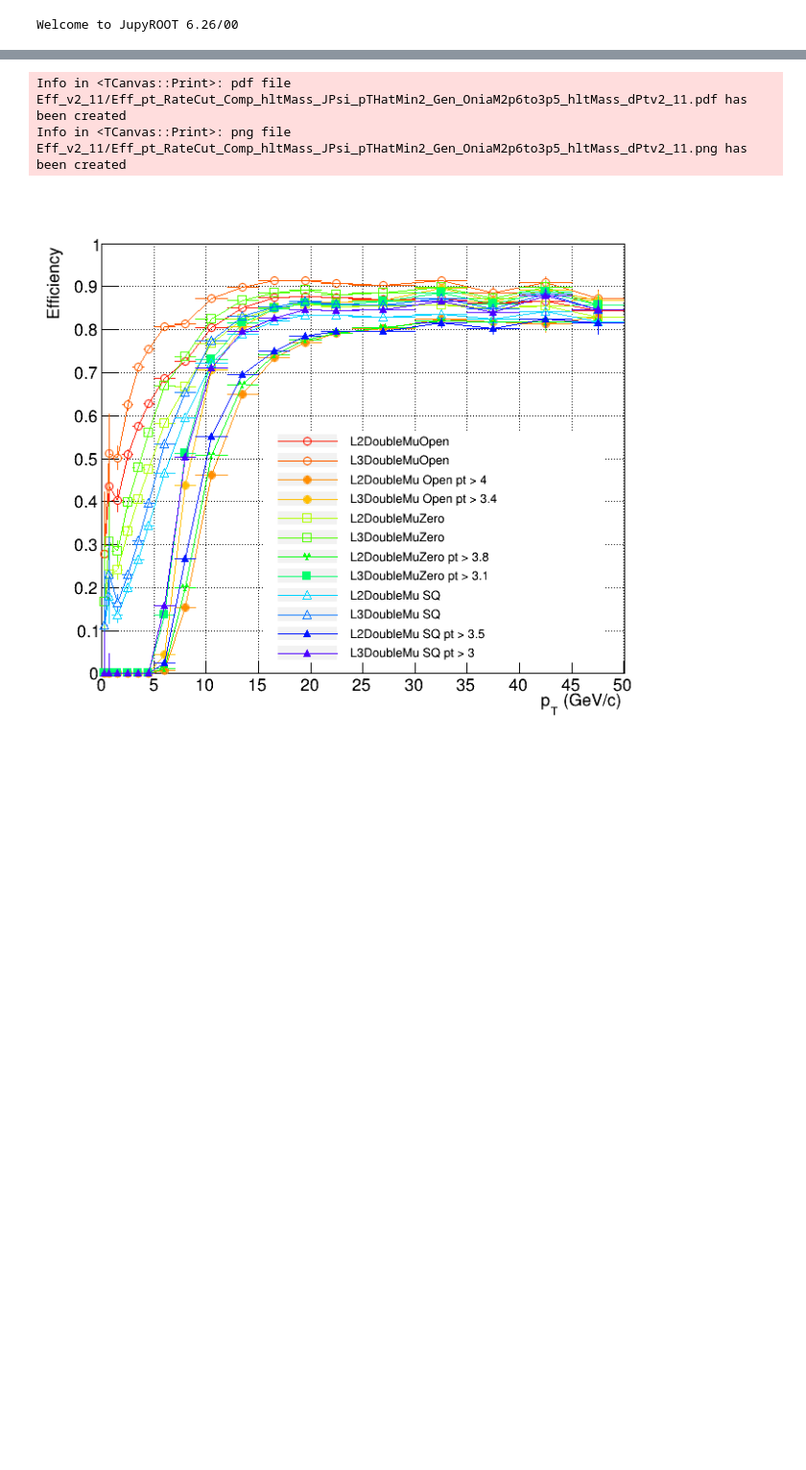
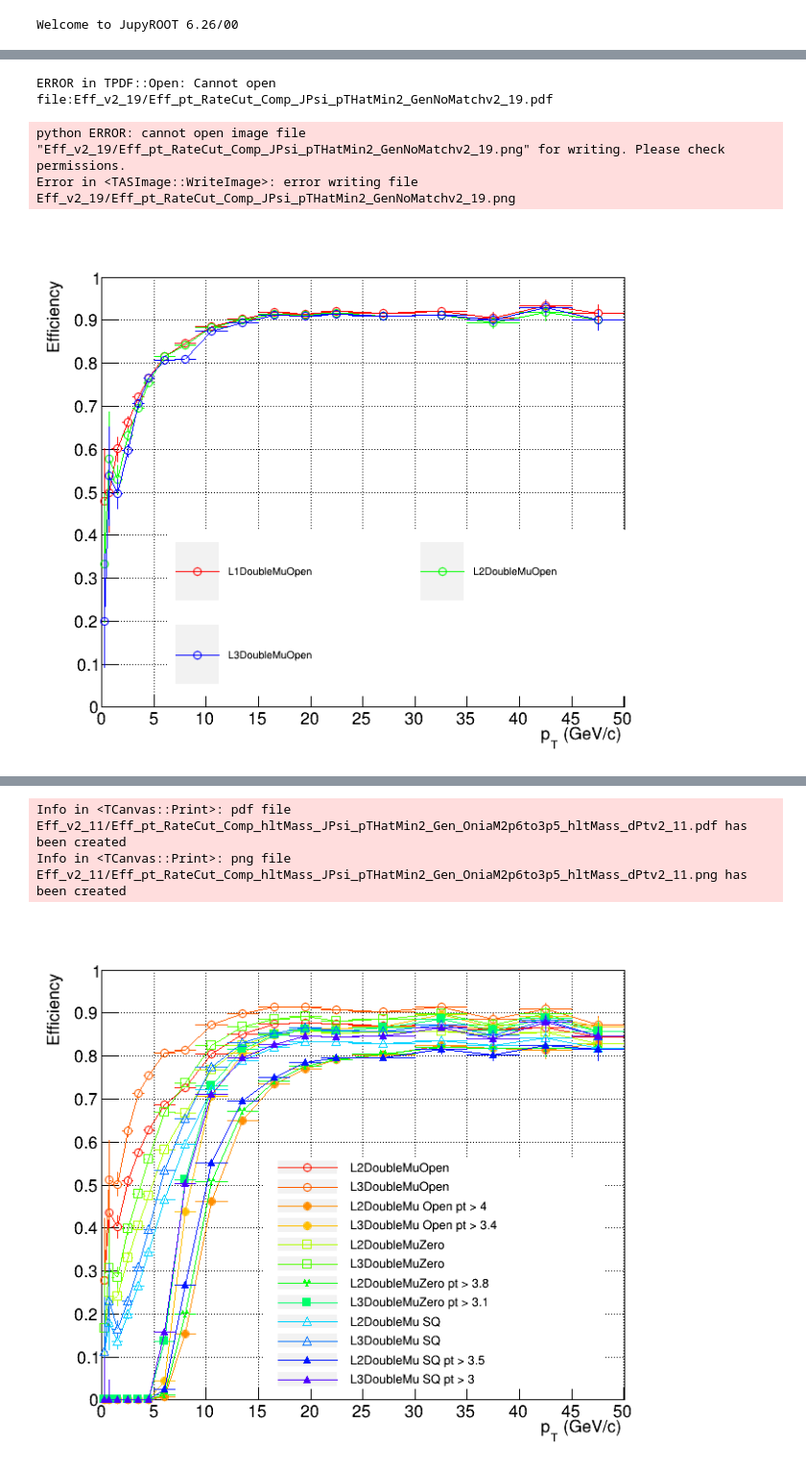
Before and after one commit to vince502/EffCalc, a Jupyter notebook: GetEfficiency.ipynb, the cells around one changed output, grey strips where cells are left out. Shown at 96% size. Drawn from its saved outputs; the diff is of its cells as text; code cells hidden in the pictures; blank space fills up the shorter version.

```diff
--- a/GetEfficiency.ipynb
+++ b/GetEfficiency.ipynb
@@ -459,3 +346,80 @@ Error in <TASImage::WriteImage>: error writing file Eff_v2_19/Eff_pt_RateCut_Com
+# %%
+leg.SetNColumns(2)
+leg.SetTextSize(0.020)
+#leg.SetX1(0.1);leg.SetX2(0.95);leg.SetY1(0.7);leg.SetY2(0.92);
+leg.SetX1(0.2);leg.SetX2(0.95);leg.SetY1(0.12);leg.SetY2(0.43);
+
+leg.Clear()
+#canv, leg = DrawTrigSeq(f_out1.Get("L1DoubleMuOpen"), 'pt', canv, _col = 221, _leg = leg, _disc = "L1DoubleMuOpen v2-6")
+#canv, leg = DrawTrigSeq(f_out1.Get("L1DoubleMuZero"), 'pt', canv, _and = True, _col = 221, _leg = leg, _disc = "L1DoubleMuZero v2-6")
+#canv, leg = DrawTrigSeq(f_out1.Get("L1DoubleMuSQ"), 'pt', canv, _and = True, _col = 208, _leg = leg, _disc = "L1DoubleMu SQ v2-6")
+
+# canv, leg = DrawTrigSeq(f_out2.Get("L1DoubleMuOpen"), 'pt', canv, _and = False, _col = getcolor(0), _leg = leg, _marker = 24, _disc = "L1DoubleMuOpen")# %s" % ver1)# v2-7-mod1")
+# canv, leg = DrawTrigSeq(f_out2.Get("L1DoubleMuCosmic"), 'pt', canv, _and = True, _col = getcolor(34), _leg = leg, _marker = 24, _disc = "L1DoubleMuCosmic")# %s" % ver1)# v2-7-mod1")
+
+# canv, leg = DrawTrigSeq(f_out2.Get("L2DoubleMuOpen"), 'pt', canv, _and = True, _col = getcolor(1), _leg = leg, _marker = 24, _disc = "L2DoubleMuOpen")# %s" % ver1)# v2-7-mod1")
+# canv, leg = DrawTrigSeq(f_out2.Get("L2DoubleMuCosmic"), 'pt', canv, _and = True, _col = getcolor(18), _leg = leg, _marker = 24, _disc = "L2DoubleMuCosmic")# %s" % ver1)# v2-7-mod1")
+
+# canv, leg = DrawTrigSeq(f_out2.Get("L3DoubleMuOpen"), 'pt', canv, _and = True, _col = getcolor(3), _leg = leg, _marker = 24, _disc = "L3DoubleMuOpen")# %s" % ver1)# v2-7-mod1")
+# canv, leg = DrawTrigSeq(f_out2.Get("L3DoubleMuCosmic"), 'pt', canv, _and = True, _col = getcolor(20), _leg = leg, _marker = 24, _disc = "L3DoubleMuCosmic")# %s" % ver1)# v2-7-mod1")
+
+canv, leg = DrawTrigSeq(f_out2.Get("L1DoubleMuOpen"), 'pt', canv, _and = False, _col = EColor.kRed, _leg = leg, _marker = 24, _disc = "L1DoubleMuOpen")# %s" % ver1)# v2-7-mod1")
+
+canv, leg = DrawTrigSeq(f_out2.Get("L2DoubleMuOpen"), 'pt', canv, _and = True, _col = EColor.kGreen+1, _leg = leg, _marker = 24, _disc = "L2DoubleMuOpen")# %s" % ver1)# v2-7-mod1")
+canv, leg = DrawTrigSeq(f_out2.Get("L3DoubleMuOpen"), 'pt', canv, _and = True, _col = EColor.kBlue+1, _leg = leg, _marker = 24, _disc = "L3DoubleMuOpen")# %s" % ver1)# v2-7-mod1")
+
+# canv, leg = DrawTrigSeq(f_out2.Get("L2DoubleMuOpen_DoHLTCut_Mass"), 'pt', canv, _and = True, _col = getcolor(3), _leg = leg, _marker = 24, _disc = "L2DoubleMuOpen Mass")# %s" % ver1)# v2-7-mod1")
+# canv, leg = DrawTrigSeq(f_out2.Get("HLT_HIL2DoubleMu0_M1to6p5Open_v"), 'pt', canv, _and = True, _col = EColor.kRed+1, _leg = leg, _marker = 24, _disc = "L2DoubleMuOpen Mass HLT[1, 6.5]")# %s" % ver1)# v2-7-mod1")
+# canv, leg = DrawTrigSeq(f_out2.Get("HLT_HIL2DoubleMu0_M1to6p5OpenwL2F_v"), 'pt', canv, _and = True, _col = EColor.kMagenta+1, _leg = leg, _marker = 24, _disc = "L2DoubleMuOpen Mass w/ L2F")# %s" % ver1)# v2-7-mod1")
+# canv, leg = DrawTrigSeq(f_out2.Get("HLT_HIL2DoubleMu0_M1to6p5OpenNoChmb_v"), 'pt', canv, _and = True, _col = EColor.kOrange+1, _leg = leg, _marker = 24, _disc = "L2DoubleMuOpen Mass No Chamber cut")# %s" % ver1)# v2-7-mod1")
+# canv, leg = DrawTrigSeq(f_out2.Get("HLT_HIL2DoubleMu0_M1to6p5OpenOneChmb_v"), 'pt', canv, _and = True, _col = EColor.kTeal+1, _leg = leg, _marker = 24, _disc = "L2DoubleMuOpen Mass Chamber > 0 ")# %s" % ver1)# v2-7-mod1")
+# canv, leg = DrawTrigSeq(f_out2.Get("HLT_HIL2DoubleMu0_MmiInftoInfOpen_v"), 'pt', canv, _and = True, _col = EColor.kTeal+1, _leg = leg, _marker = 24, _disc = "L2DoubleMuOpen No Mass HLT")# %s" % ver1)# v2-7-mod1")
+# canv, leg = DrawTrigSeq(f_out2.Get("HLT_HIL2DoubleMu0_MmiInfotoInfOpenOneChmb_v"), 'pt', canv, _and = True, _col = EColor.kAzure+3, _leg = leg, _marker = 24, _disc = "L2DoubleMuOpen No Mass Chamber > 0")# %s" % ver1)# v2-7-mod1")
+
+# canv, leg = DrawTrigSeq(f_out2.Get("HLT_HIL2DoubleMu0_M1to6p5Open_DoHLTCut_Mass"), 'pt', canv, _and = True, _col = getcolor(4), _leg = leg, _marker = 24, _disc = "L2DoubleMuOpen Mass HLT No Mass Code")# %s" % ver1)# v2-7-mod1")
+
+# canv, leg = DrawTrigSeq(f_out2.Get("L3DoubleMuOpen_DoHLTCut_Mass"), 'pt', canv, _and = True, _col = getcolor(16), _leg = leg, _marker = 24, _disc = "L3DoubleMuOpen")# %s" % ver1)# v2-7-mod1")
+# canv, leg = DrawTrigSeq(f_out2.Get("HLT_HIL3DoubleMu0_M2to4p5Open_DoHLTCut_Mass_v"), 'pt', canv, _and = True, _col = getcolor(18), _leg = leg, _marker = 24, _disc = "L3DoubleMuOpen Mass HLT No Mass Code")# %s" % ver1)# v2-7-mod1")
+
+# canv, leg = DrawTrigSeq(f_out2.Get("HLT_HIL3DoubleMu0_M2to4p5Open_v"), 'pt', canv, _and = True, _col = EColor.kMagenta+1, _leg = leg, _marker = 24, _disc = "L3DoubleMuOpen Mass HLT[2, 4.5]")# %s" % ver1)# v2-7-mod1")
+# canv, leg = DrawTrigSeq(f_out2.Get("HLT_HIL3DoubleMu0_M2to4p5OpenOneMu_v"), 'pt', canv, _and = True, _col = EColor.kOrange+1, _leg = leg, _marker = 24, _disc = "L3DoubleMuOpen Mass HLT[2, 4.5] req. 1 Mu")# %s" % ver1)# v2-7-mod1")
+# canv, leg = DrawTrigSeq(f_out2.Get("HLT_HIL3DoubleMu0_M2to4p5OpenNoMu_v"), 'pt', canv, _and = True, _col = EColor.kAzure+1, _leg = leg, _marker = 24, _disc = "L3DoubleMuOpen Mass HLT[2, 4.5] req. 0 Mu")# %s" % ver1)# v2-7-mod1")
+# canv, leg = DrawTrigSeq(f_out2.Get("HLT_HIL3DoubleMu0_M2to4p5OpenOneMuNoSG_v"), 'pt', canv, _and = True, _col = EColor.kTeal+1, _leg = leg, _marker = 24, _disc = "L3DoubleMuOpen Mass HLT[2, 4.5] req, ")# %s" % ver1)# v2-7-mod1")
+# canv, leg = DrawTrigSeq(f_out2.Get("HLT_HIL3DoubleMu0_M2to4p5AND8to12Open_v"), 'pt', canv, _and = True, _col = EColor.kMagenta+1, _leg = leg, _marker = 24, _disc = "L3DoubleMuOpen Mass Quarkonia")# %s" % ver1)# v2-7-mod1")
+
+# canv, leg = DrawTrigSeq(f_out2.Get("HLT_HIL3DoubleMu0_M2to4p5NoL3PreOpen_v"), 'pt', canv, _and = True, _col = getcolor(17), _leg = leg, _marker = 24, _disc = "#splitline{L3DoubleMuOpen Mass}{HLT No \"L3 Pre filter\"}")# %s" % ver1)# v2-7-mod1")
+
+# canv, leg = DrawTrigSeq(f_out2.Get("HLT_HIL3DoubleMu0_M2to4p5NoL3PreFastOpen_v"), 'pt', canv, _and = True, _col = getcolor(7), _leg = leg, _marker = 24, _disc = "L3DoubleMuOpen Mass HLT No Prefilt Fast")# %s" % ver1)# v2-7-mod1")
+
+# canv, leg = DrawTrigSeq(f_out2.Get("HLT_HIL2DoubleMu0_M1to6p5Acop1toPiAlphamiPito1Open_v"), 'pt', canv, _and = True, _col = getcolor(10), _leg = leg, _marker = 24, _disc = "L2DoubleMuOpen Mass, Acop > 1")# %s" % ver1)# v2-7-mod1")
+# canv, leg = DrawTrigSeq(f_out2.Get("HLT_HIL2DoubleMu0_M1to6p5Acop1toPiOpen_v"), 'pt', canv, _and = True, _col = getcolor(16), _leg = leg, _marker = 24, _disc = "L2DoubleMuOpen Mass, Acop > 1, #alpha #in [0,1]")# %s" % ver1)# v2-7-mod1")
+# canv, leg = DrawTrigSeq(f_out2.Get("HLT_HIL3DoubleMu0_M2to4p5Acop1p2toPiOpen_v"), 'pt', canv, _and = True, _col = getcolor(22), _leg = leg, _marker = 24, _disc = "L3DoubleMuOpen Mass, Acop > 1.2")# %s" % ver1)# v2-7-mod1")
+
+# canv, leg = DrawTrigSeq(f_out2.Get("L2DoubleMuOpen"), 'pt_4p0', canv, _and = True, _col = getcolor(2), _leg = leg, _marker = 20, _disc = "L2DoubleMu Open pt > 4")# %s" % ver1)# v2-7-mod1")
+# canv, leg = DrawTrigSeq(f_out2.Get("L3DoubleMuOpen"), 'pt_3p4', canv, _and = True, _col = getcolor(3), _leg = leg, _marker = 20, _disc = "L3DoubleMu Open pt > 3.4")# %s" % ver1)# v2-7-mod1")
+
+# canv, leg = DrawTrigSeq(f_out2.Get("L2DoubleMuZero"), 'pt', canv, _and = True, _col = getcolor(6), _leg = leg, _marker = 25, _disc = "L2DoubleMuZero")# %s" % ver1)# v2-7-mod1")
+# canv, leg = DrawTrigSeq(f_out2.Get("L3DoubleMuZero"), 'pt', canv, _and = True, _col = getcolor(8), _leg = leg, _marker = 25, _disc = "L3DoubleMuZero")# %s" % ver1)# v2-7-mod1")
+# canv, leg = DrawTrigSeq(f_out2.Get("L2DoubleMuZero"), 'pt_3p8', canv, _and = True, _col = getcolor(10), _leg = leg, _marker = 39,  _disc = "L2DoubleMuZero pt > 3.8")#%s" % ver1)# v2-7-mod1")
+# canv, leg = DrawTrigSeq(f_out2.Get("L3DoubleMuZero"), 'pt_3p1', canv, _and = True, _col = getcolor(12), _leg = leg, _marker = 21, _disc = "L3DoubleMuZero pt > 3.1")#%s" % ver1)# v2-7-mod1")
+
+# canv, leg = DrawTrigSeq(f_out2.Get("L2DoubleMuSQ"), 'pt', canv, _and = True, _col = getcolor(16), _leg = leg, _marker = 26, _disc = "L2DoubleMu SQ")# %s" % ver1)# v2-7-mod1")
+# canv, leg = DrawTrigSeq(f_out2.Get("L3DoubleMuSQ"), 'pt', canv, _and = True, _col = getcolor(18), _leg = leg, _marker = 26, _disc = "L3DoubleMu SQ")# %s" % ver1)# v2-7-mod1")
+# canv, leg = DrawTrigSeq(f_out2.Get("L2DoubleMuSQ"), 'pt_3p5', canv, _and = True, _col = getcolor(20), _leg = leg, _marker = 22, _disc = "L2DoubleMu SQ pt > 3.5")# %s" % ver1)# v2-7-mod1")
+# canv, leg = DrawTrigSeq(f_out2.Get("L3DoubleMuSQ"), 'pt_3p0', canv, _and = True, _col = getcolor(22), _leg = leg, _marker = 22, _disc = "L3DoubleMu SQ pt > 3")# %s" % ver1)# v2-7-mod1")
+
+# canv, leg = DrawTrigSeq(f_leg.Get("HLT_HIL1DoubleMuOpen_v"), 'pt', canv, _and = True, _col = 2, _leg = leg, _disc = "HLT_HIL1DoubleMu0_Legacy_v")
+leg.DrawClone()
+canv.Draw()
+canv.SaveAs("%s/Eff_pt_RateCut_Comp_%s.pdf" % (pltdir, ver) )
+canv.SaveAs("%s/Eff_pt_RateCut_Comp_%s.png" % (pltdir, ver) )
+
+leg.Clear()
+# %% [output]
+ERROR in TPDF::Open: Cannot open file:Eff_v2_19/Eff_pt_RateCut_Comp_JPsi_pTHatMin2_GenNoMatchv2_19.pdf
+python ERROR: cannot open image file "Eff_v2_19/Eff_pt_RateCut_Comp_JPsi_pTHatMin2_GenNoMatchv2_19.png" for writing. Please check permissions.
+Error in <TASImage::WriteImage>: error writing file Eff_v2_19/Eff_pt_RateCut_Comp_JPsi_pTHatMin2_GenNoMatchv2_19.png
+[figure, added]
 # %%
 
 leg.SetNColumns(1)
```
Also changed, not shown: parts of 5 cells of this notebook, 3 other files.
